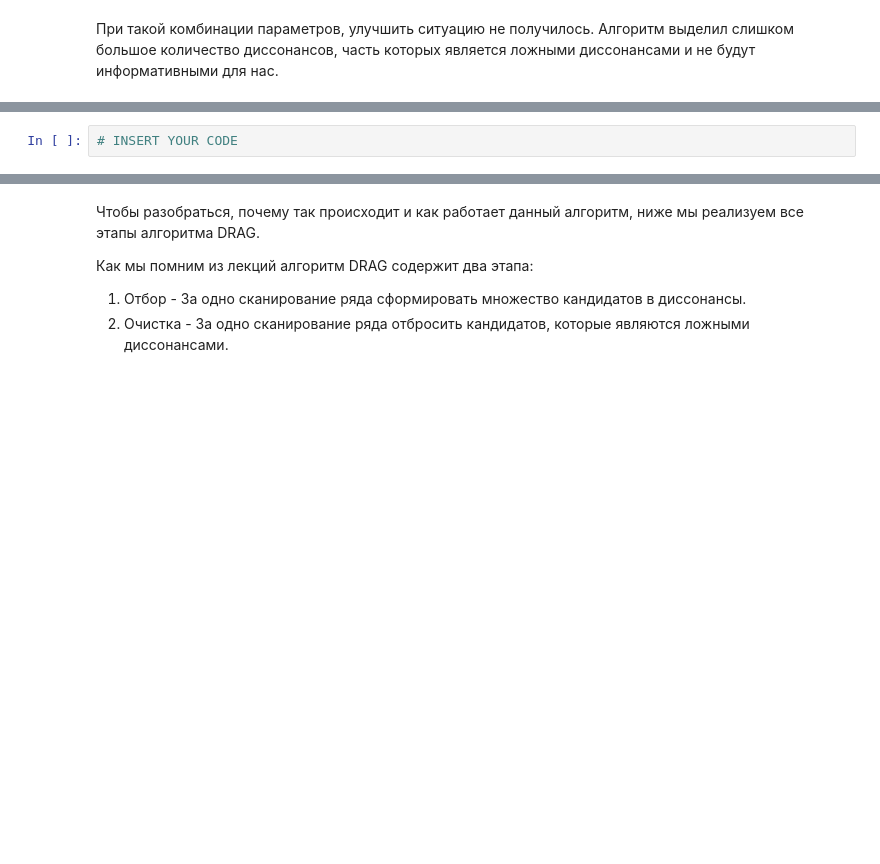
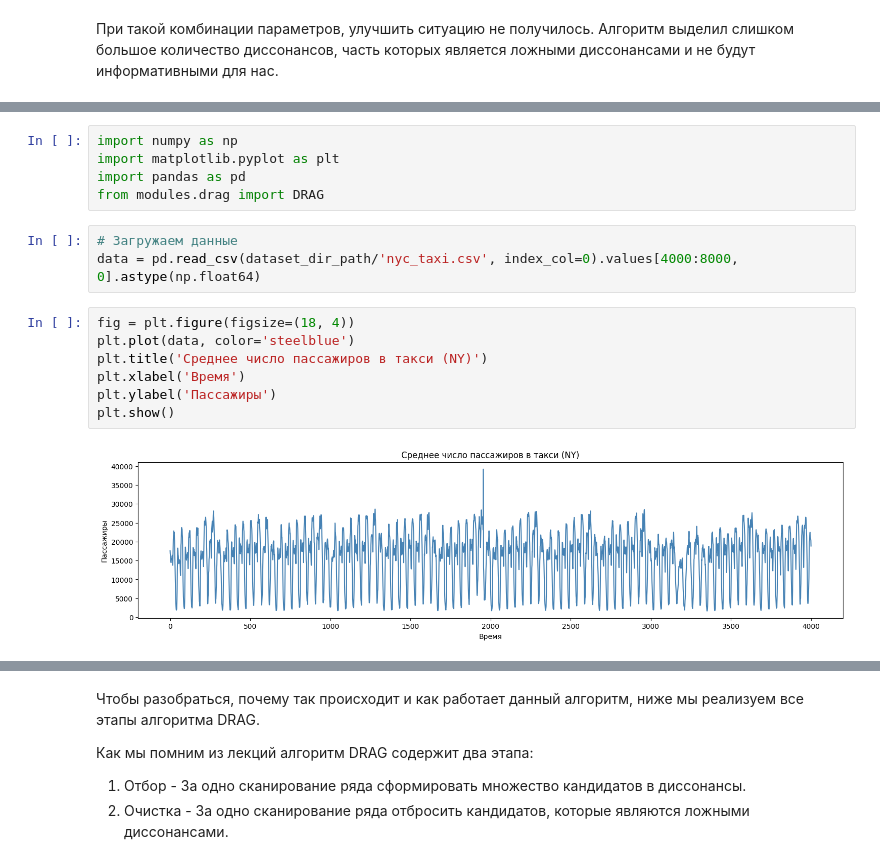
Before and after one commit to SlunKing/2025-Sukhorukov-TimeSeriesCourse, a Jupyter notebook: practice/03 Discords/03 Discords.ipynb, the cells around one changed output, grey strips where cells are left out. Drawn from its saved outputs; the diff is of its cells as text; blank space fills up the shorter version.

```diff
--- a/practice/03 Discords/03 Discords.ipynb
+++ b/practice/03 Discords/03 Discords.ipynb
@@ -370,4 +373,19 @@ print(f'Колличество найденных диссонансов: {len(i
 Произведите подобные эксперименты с набором данных такси NY. Постройте графики демонстрирующие найденные диссонансы. Пример Графика:
 ![second-graph](pics/fig_ex_2.png)
 # %%
-# INSERT YOUR CODE
+import numpy as np
+import matplotlib.pyplot as plt
+import pandas as pd
+from modules.drag import DRAG
+# %%
+# Загружаем данные
+data = pd.read_csv(dataset_dir_path/'nyc_taxi.csv', index_col=0).values[4000:8000, 0].astype(np.float64)
+# %%
+fig = plt.figure(figsize=(18, 4))
+plt.plot(data, color='steelblue')
+plt.title('Среднее число пассажиров в такси (NY)')
+plt.xlabel('Время')
+plt.ylabel('Пассажиры')
+plt.show()
+# %% [output]
+[figure, added]
```
Also changed, not shown: parts of 17 cells of this notebook.
